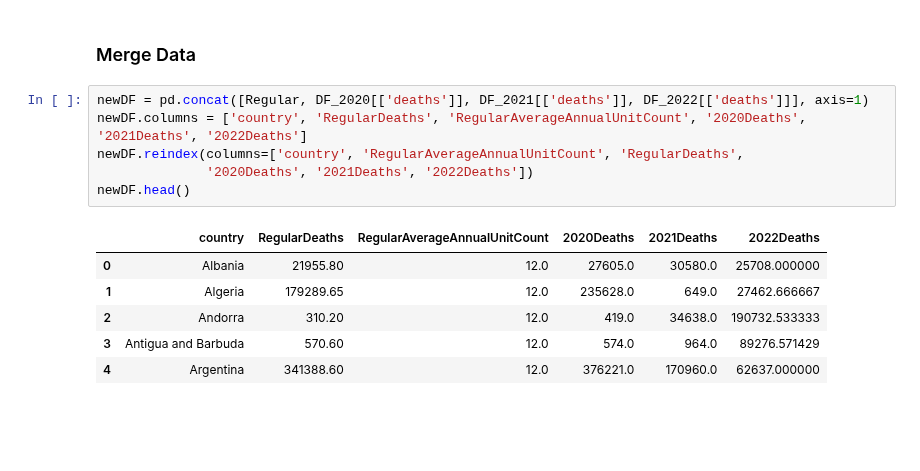
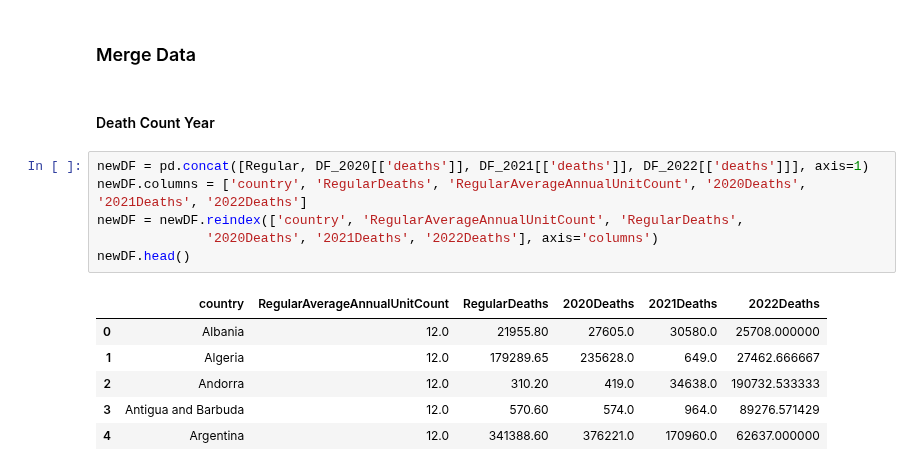
Before and after one commit to belongtothenight/BD_ML_Code, a Jupyter notebook: src/BD_w12_hw.ipynb, the cells around one changed output. Cells and saved outputs as stored; diff of their text form; blank space fills up the shorter version.

```diff
--- a/src/BD_w12_hw.ipynb
+++ b/src/BD_w12_hw.ipynb
@@ -131,16 +131,18 @@ DF_2022.head()
 | 4 | Azerbaijan | 62637.000000 | 8.0 |
 # %% [markdown]
 ### Merge Data
+# %% [markdown]
+#### Death Count Year
 # %%
 newDF = pd.concat([Regular, DF_2020[['deaths']], DF_2021[['deaths']], DF_2022[['deaths']]], axis=1)
 newDF.columns = ['country', 'RegularDeaths', 'RegularAverageAnnualUnitCount', '2020Deaths', '2021Deaths', '2022Deaths']
-newDF.reindex(columns=['country', 'RegularAverageAnnualUnitCount', 'RegularDeaths',
-              '2020Deaths', '2021Deaths', '2022Deaths'])
+newDF = newDF.reindex(['country', 'RegularAverageAnnualUnitCount', 'RegularDeaths',
+              '2020Deaths', '2021Deaths', '2022Deaths'], axis='columns')
 newDF.head()
 # %% [output]
-|  | country | RegularDeaths | RegularAverageAnnualUnitCount | 2020Deaths | 2021Deaths | 2022Deaths |
-| 0 | Albania | 21955.80 | 12.0 | 27605.0 | 30580.0 | 25708.000000 |
-| 1 | Algeria | 179289.65 | 12.0 | 235628.0 | 649.0 | 27462.666667 |
-| 2 | Andorra | 310.20 | 12.0 | 419.0 | 34638.0 | 190732.533333 |
-| 3 | Antigua and Barbuda | 570.60 | 12.0 | 574.0 | 964.0 | 89276.571429 |
-| 4 | Argentina | 341388.60 | 12.0 | 376221.0 | 170960.0 | 62637.000000 |
+|  | country | RegularAverageAnnualUnitCount | RegularDeaths | 2020Deaths | 2021Deaths | 2022Deaths |
+| 0 | Albania | 12.0 | 21955.80 | 27605.0 | 30580.0 | 25708.000000 |
+| 1 | Algeria | 12.0 | 179289.65 | 235628.0 | 649.0 | 27462.666667 |
+| 2 | Andorra | 12.0 | 310.20 | 419.0 | 34638.0 | 190732.533333 |
+| 3 | Antigua and Barbuda | 12.0 | 570.60 | 574.0 | 964.0 | 89276.571429 |
+| 4 | Argentina | 12.0 | 341388.60 | 376221.0 | 170960.0 | 62637.000000 |
```
Also changed, not shown: parts of 9 cells of this notebook, 1 other file.
